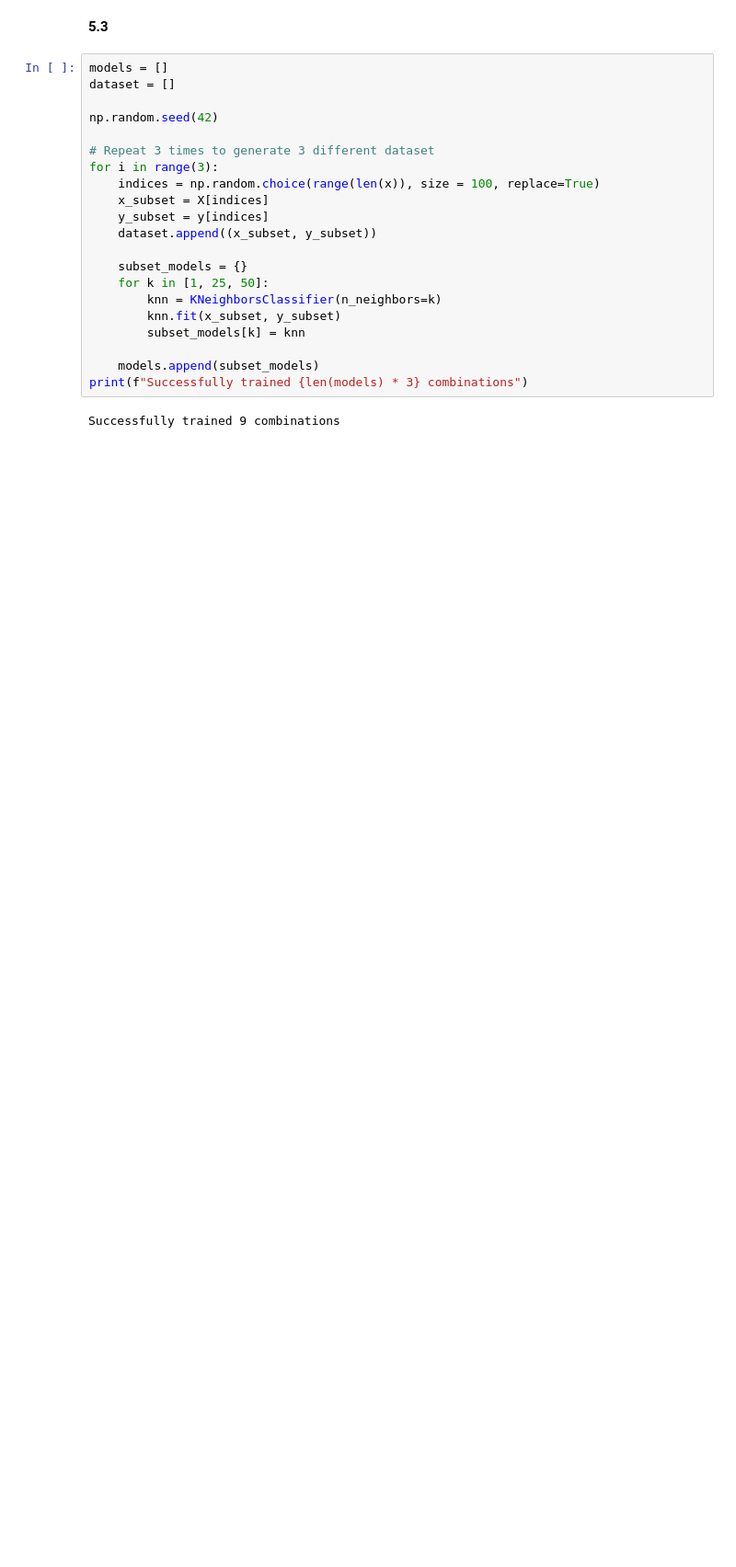
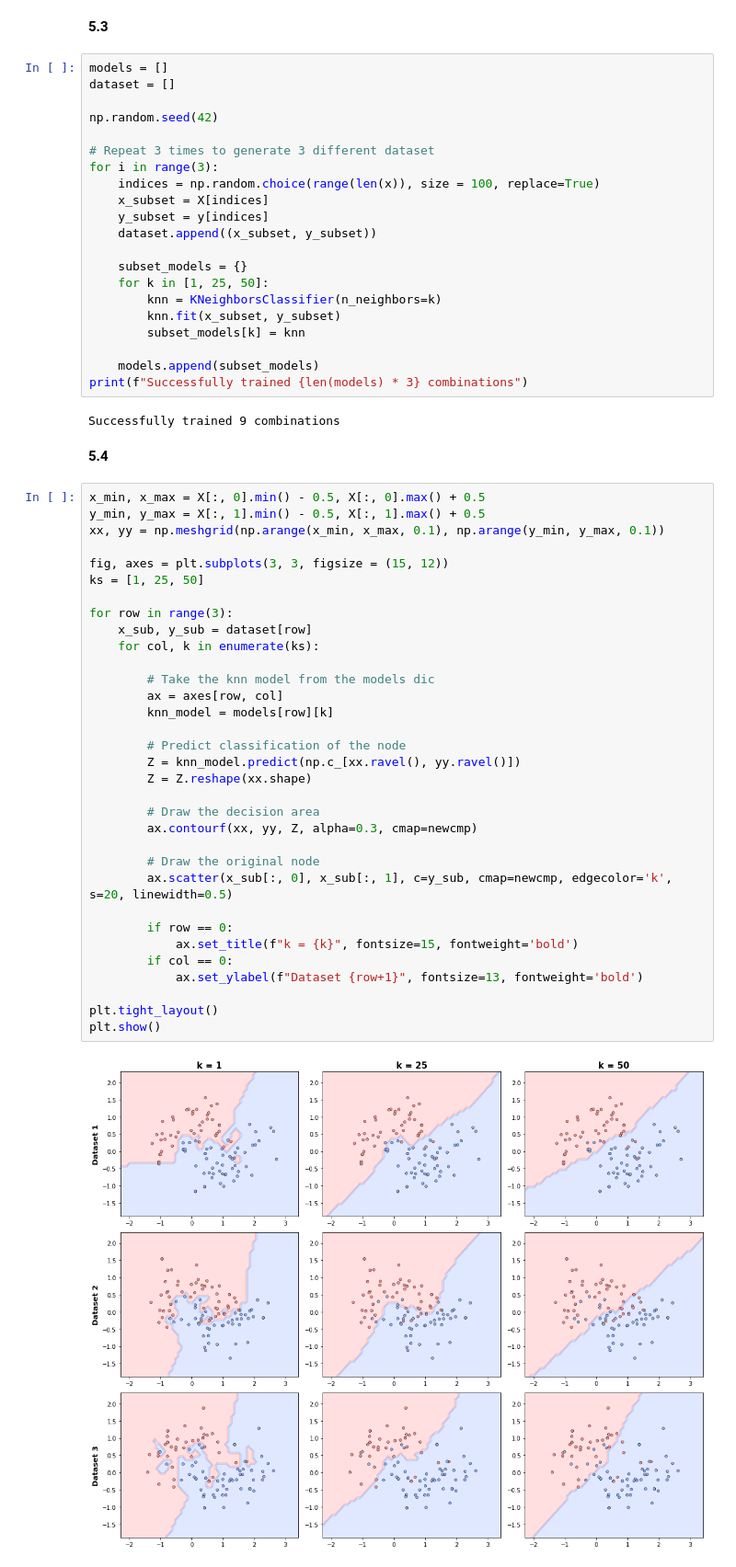
Before and after one commit to edwall201/Machine-Learning-26-Spring, a Jupyter notebook: assign2/assign2.ipynb, the cells around one changed output. Shown at 92% size. Drawn from its saved outputs; the diff is of its cells as text; blank space fills up the shorter version.

```diff
--- a/assign2/assign2.ipynb
+++ b/assign2/assign2.ipynb
@@ -258,3 +258,40 @@ for i in range(3):
 print(f"Successfully trained {len(models) * 3} combinations")
 # %% [output]
 Successfully trained 9 combinations
+# %% [markdown]
+**5.4**
+# %%
+x_min, x_max = X[:, 0].min() - 0.5, X[:, 0].max() + 0.5
+y_min, y_max = X[:, 1].min() - 0.5, X[:, 1].max() + 0.5
+xx, yy = np.meshgrid(np.arange(x_min, x_max, 0.1), np.arange(y_min, y_max, 0.1))
+
+fig, axes = plt.subplots(3, 3, figsize = (15, 12))
+ks = [1, 25, 50]
+
+for row in range(3):
+    x_sub, y_sub = dataset[row]
+    for col, k in enumerate(ks):
+
+        # Take the knn model from the models dic
+        ax = axes[row, col]
+        knn_model = models[row][k]
+
+        # Predict classification of the node
+        Z = knn_model.predict(np.c_[xx.ravel(), yy.ravel()])
+        Z = Z.reshape(xx.shape)
+
+        # Draw the decision area
+        ax.contourf(xx, yy, Z, alpha=0.3, cmap=newcmp)
+
+        # Draw the original node
+        ax.scatter(x_sub[:, 0], x_sub[:, 1], c=y_sub, cmap=newcmp, edgecolor='k', s=20, linewidth=0.5)
+
+        if row == 0:
+            ax.set_title(f"k = {k}", fontsize=15, fontweight='bold')
+        if col == 0:
+            ax.set_ylabel(f"Dataset {row+1}", fontsize=13, fontweight='bold')
+
+plt.tight_layout()
+plt.show()
+# %% [output]
+[figure, added]
```
Also changed, not shown: parts of 2 cells of this notebook.
